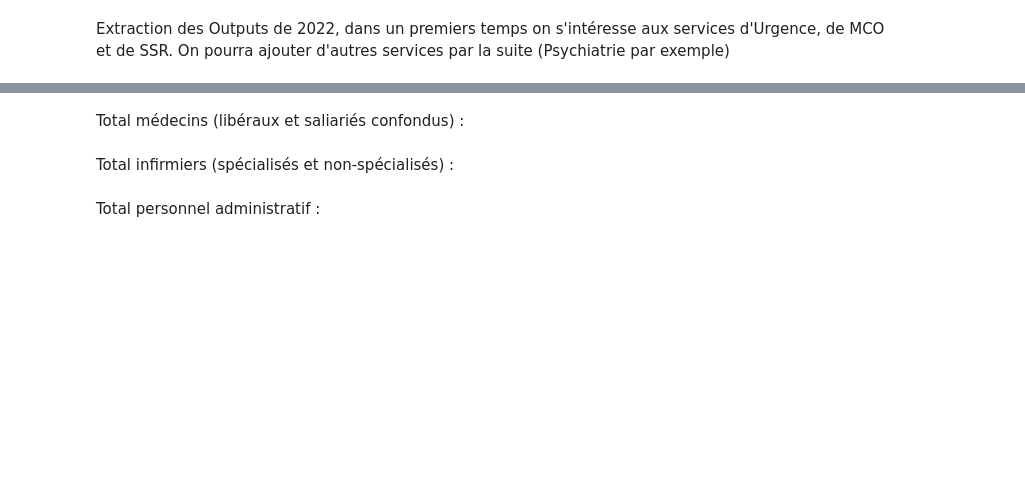
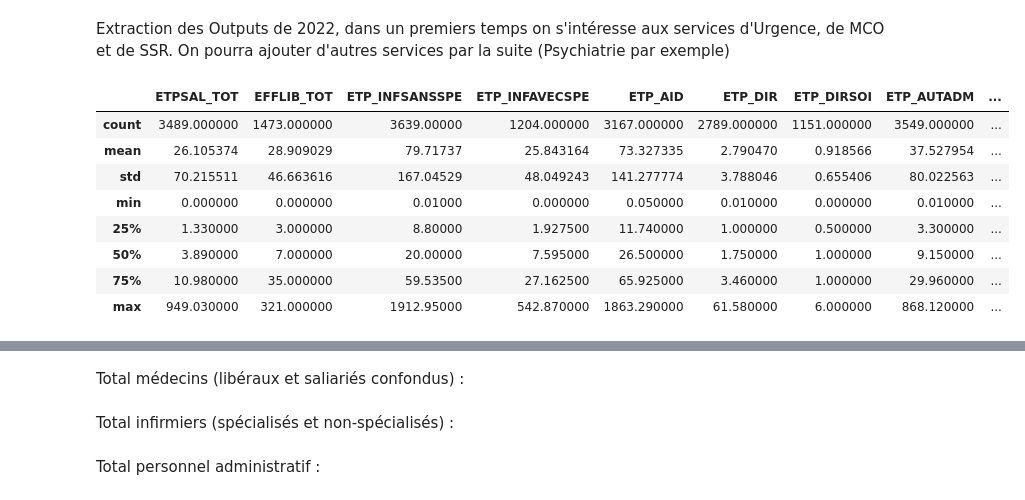
Before and after one commit to Alexandre484/StatApp, a Jupyter notebook: demande_conditionnelle.ipynb, the cells around one changed output, grey strips where cells are left out. Drawn from its saved outputs; the diff is of its cells as text; code cells hidden in the pictures; blank space fills up the shorter version.

```diff
--- a/demande_conditionnelle.ipynb
+++ b/demande_conditionnelle.ipynb
@@ -10,9 +10,17 @@ FINESS = FINESS.drop(FINESS.columns[[1,2,4]],axis=1)
 FINESS = FINESS.rename(columns={"FINESS":"FI","Statut Juridique":"Statut"})
 
 SYGEN2022 = pd.read_csv("SAE/2022/SYGEN_2022r.csv", sep=";", encoding="latin-1")
-Data = SYGEN2022[['FI','EFFSAL_TOT','EFFLIB_TOT','EFF_INFSANSSPE','EFF_INFAVECSPE','EFF_AID','EFF_DIR','EFF_DIRSOI','EFF_AUTADM','SEJHC_SSR','SEJHC_MCO','SEJHP_MCO','SEJ_HTP_TOT','VEN_HDJ_TOT','VEN_HDN_TOT']]
+Data = SYGEN2022[['FI','ETPSAL_TOT','EFFLIB_TOT','ETP_INFSANSSPE','ETP_INFAVECSPE','ETP_AID','ETP_DIR','ETP_DIRSOI','ETP_AUTADM','SEJHC_SSR','SEJHC_MCO','SEJHP_MCO','SEJ_HTP_TOT','VEN_HDJ_TOT','VEN_HDN_TOT','SEAN_HEMO_CENTRE','SEAN_CHIMIO','SEAN_RADIO']]
 Data = Data.merge(FINESS, on="FI", how="left")
-
-Urg2022 = pd.read_csv("SAE/2022/URGENCES2_2022r.csv", sep=";", encoding="latin-1")
-Urg2022 = Urg2022[['FI','PASSU']]
-Data = Data.merge(Urg2022, on="FI", how="left")
+# %%
+Data.describe()
+# %% [output]
+|  | ETPSAL_TOT | EFFLIB_TOT | ETP_INFSANSSPE | ETP_INFAVECSPE | ETP_AID | ETP_DIR | ETP_DIRSOI | ETP_AUTADM | ... |
+| count | 3489.000000 | 1473.000000 | 3639.00000 | 1204.000000 | 3167.000000 | 2789.000000 | 1151.000000 | 3549.000000 | ... |
+| mean | 26.105374 | 28.909029 | 79.71737 | 25.843164 | 73.327335 | 2.790470 | 0.918566 | 37.527954 | ... |
+| std | 70.215511 | 46.663616 | 167.04529 | 48.049243 | 141.277774 | 3.788046 | 0.655406 | 80.022563 | ... |
+| min | 0.000000 | 0.000000 | 0.01000 | 0.000000 | 0.050000 | 0.010000 | 0.000000 | 0.010000 | ... |
+| 25% | 1.330000 | 3.000000 | 8.80000 | 1.927500 | 11.740000 | 1.000000 | 0.500000 | 3.300000 | ... |
+| 50% | 3.890000 | 7.000000 | 20.00000 | 7.595000 | 26.500000 | 1.750000 | 1.000000 | 9.150000 | ... |
+| 75% | 10.980000 | 35.000000 | 59.53500 | 27.162500 | 65.925000 | 3.460000 | 1.000000 | 29.960000 | ... |
+| max | 949.030000 | 321.000000 | 1912.95000 | 542.870000 | 1863.290000 | 61.580000 | 6.000000 | 868.120000 | ... |
```
Also changed, not shown: parts of 12 cells of this notebook, 1 other file.
